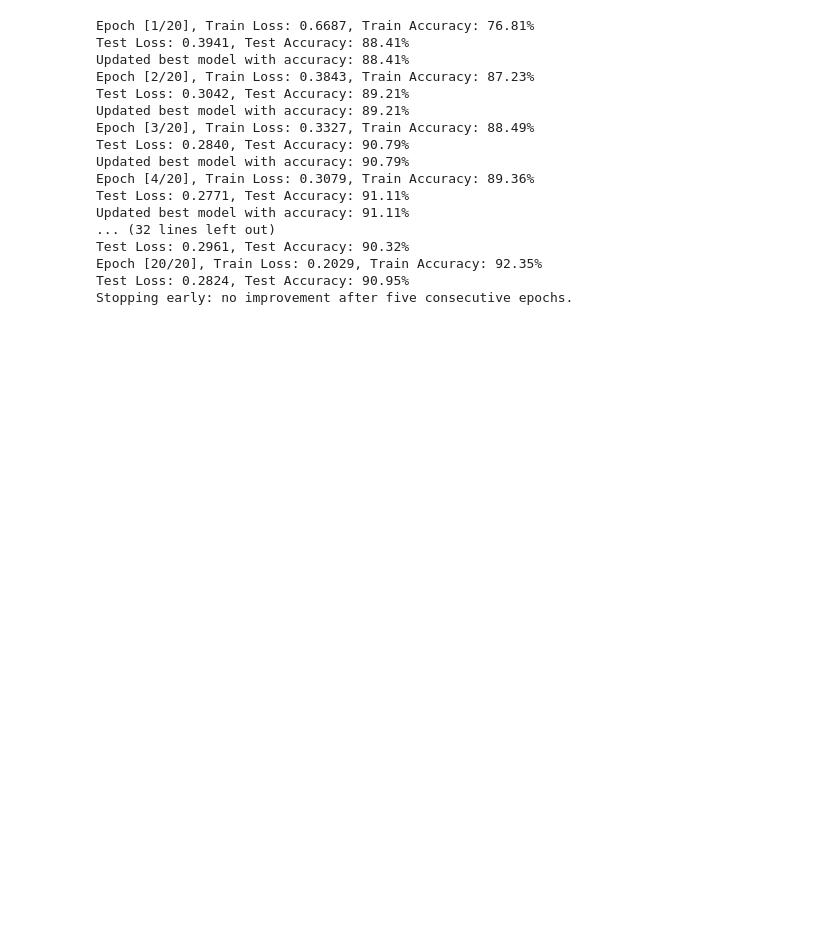
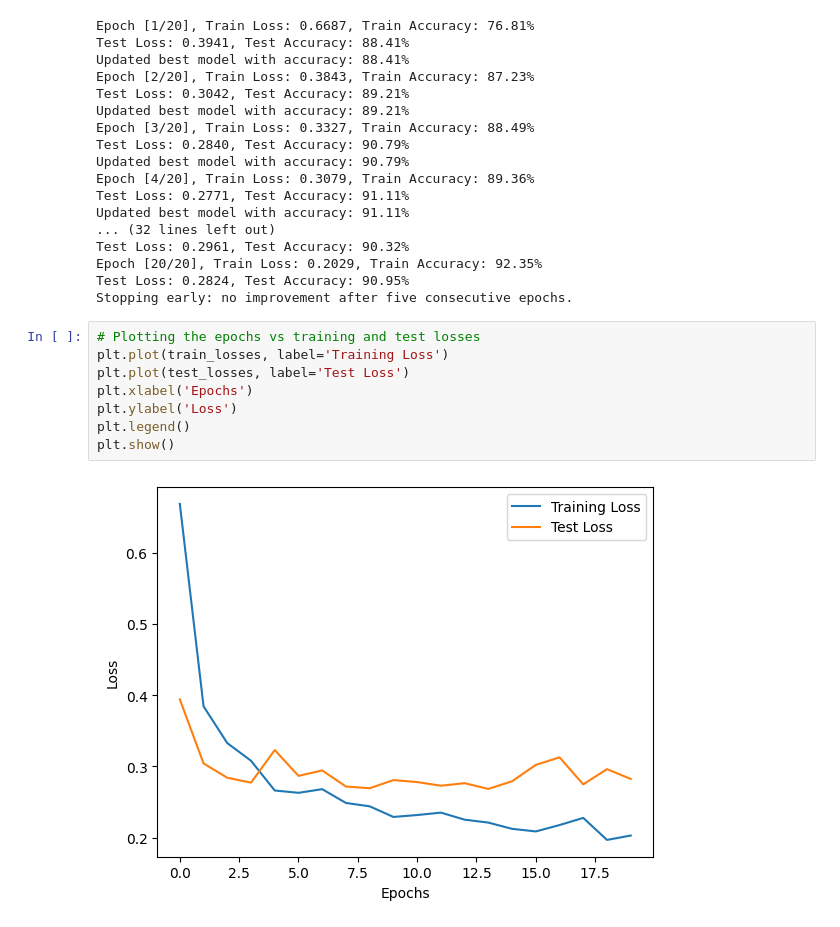
Before and after one commit to SamAdebisi/Computer-Vision-using-PyTorch, a Jupyter notebook: models/resnet.ipynb, the cells around one changed output. Drawn from its saved outputs; the diff is of its cells as text; blank space fills up the shorter version.

```diff
--- a/models/resnet.ipynb
+++ b/models/resnet.ipynb
@@ -167,3 +167,13 @@ Test Loss: 0.2961, Test Accuracy: 90.32%
 Epoch [20/20], Train Loss: 0.2029, Train Accuracy: 92.35%
 Test Loss: 0.2824, Test Accuracy: 90.95%
 Stopping early: no improvement after five consecutive epochs.
+# %%
+# Plotting the epochs vs training and test losses
+plt.plot(train_losses, label='Training Loss')
+plt.plot(test_losses, label='Test Loss')
+plt.xlabel('Epochs')
+plt.ylabel('Loss')
+plt.legend()
+plt.show()
+# %% [output]
+[figure, added]
```
